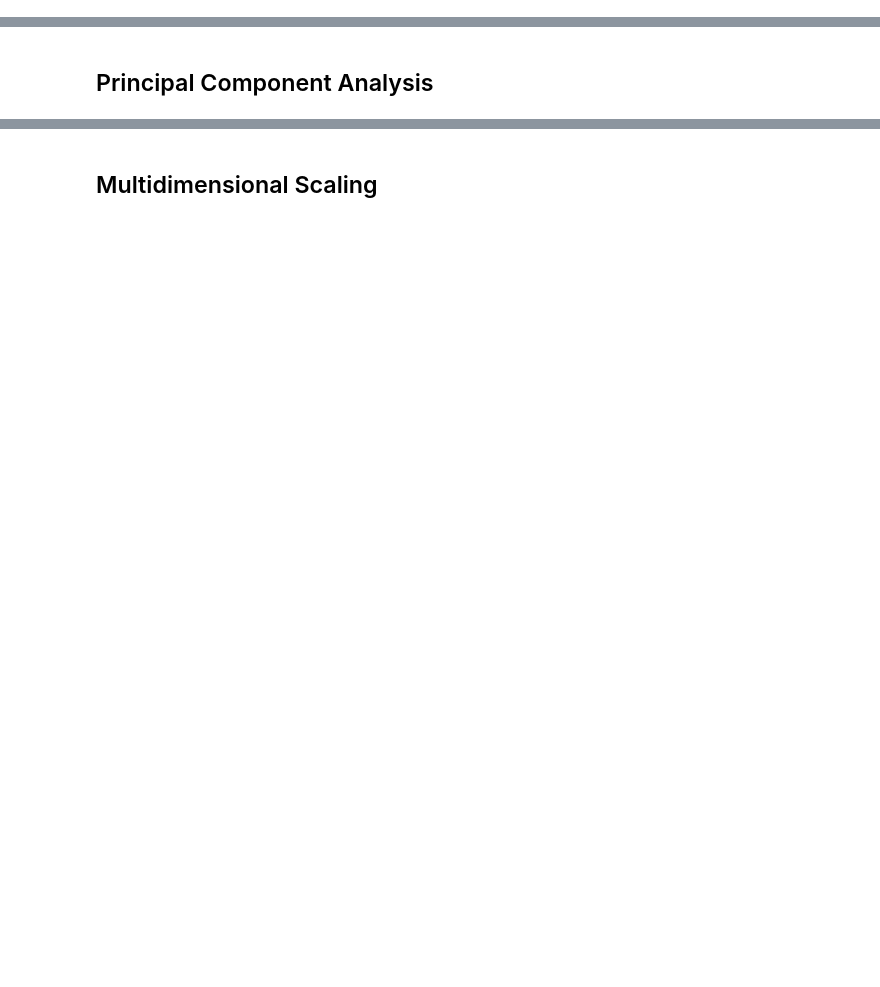
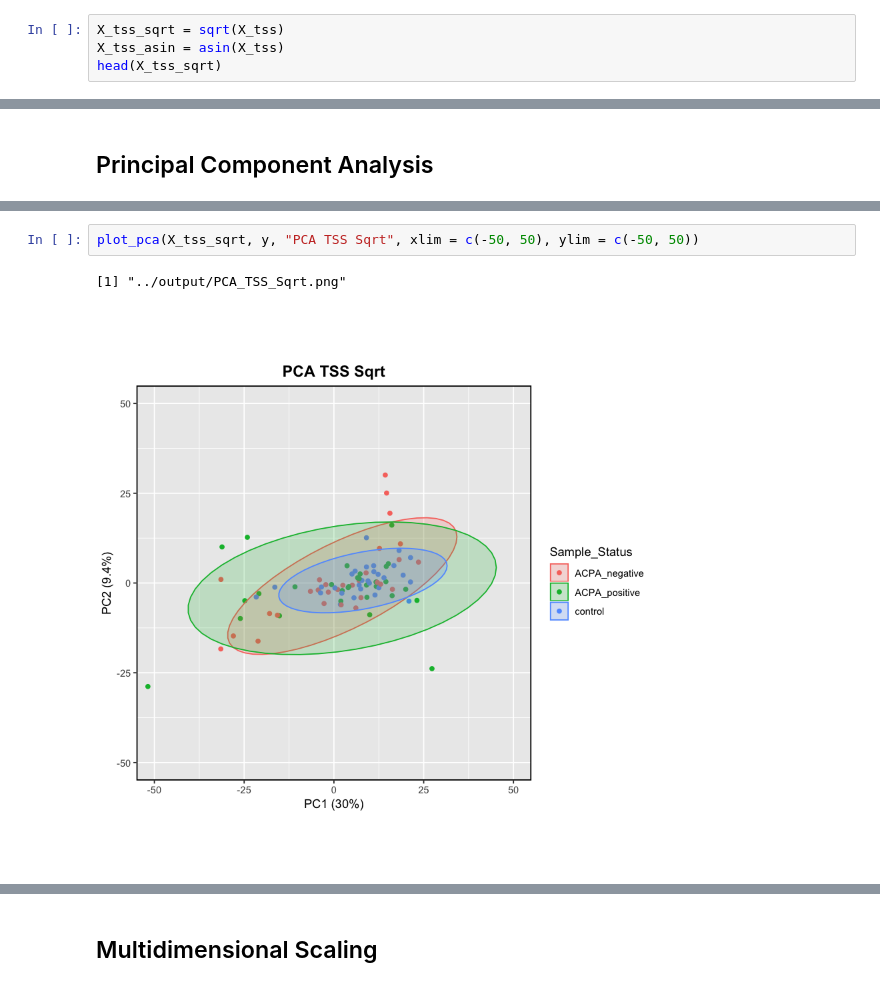
Before and after one commit to danielchang2002/Auto-antibody-Profiling-in-RA, a Jupyter notebook: src/DataVisualization.ipynb, the cells around one changed output, grey strips where cells are left out. Saved outputs shown, nothing was run; the diff lists cells and outputs as text; blank space fills up the shorter version.

```diff
--- a/src/DataVisualization.ipynb
+++ b/src/DataVisualization.ipynb
@@ -51,0 +58,4 @@ head(y)
+# %%
+X_tss_sqrt = sqrt(X_tss)
+X_tss_asin = asin(X_tss)
+head(X_tss_sqrt)
@@ -95,0 +113,5 @@ pdf
+# %%
+plot_pca(X_tss_sqrt, y, "PCA TSS Sqrt", xlim = c(-50, 50), ylim = c(-50, 50))
+# %% [output]
+[1] "../output/PCA_TSS_Sqrt.png"
+[figure, added]
```
Also changed, not shown: parts of 21 cells of this notebook, 8 other files.
